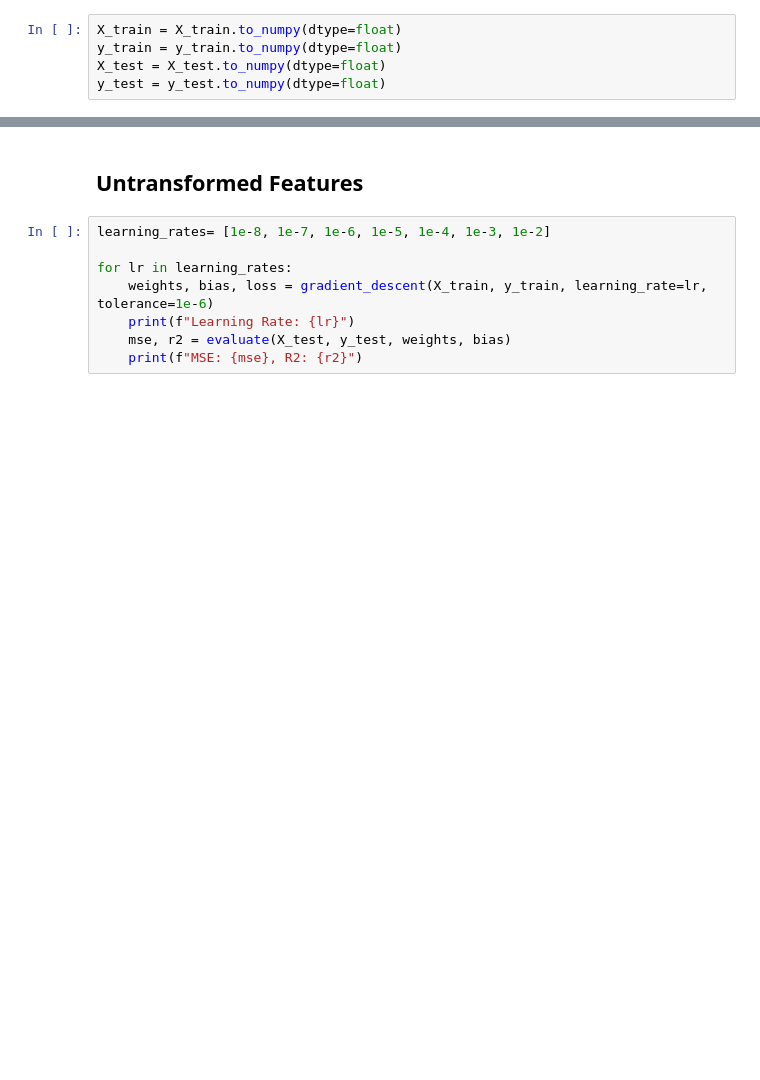
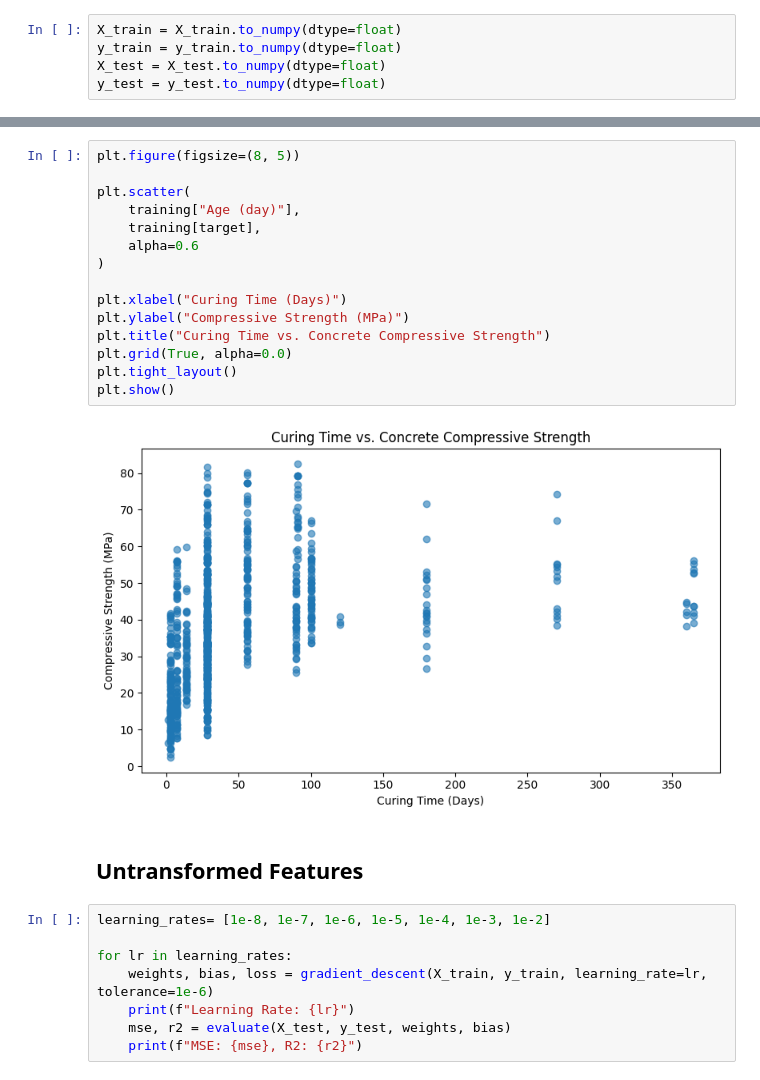
Before and after one commit to laurenlal/cse5104-project1, a Jupyter notebook: main.ipynb, the cells around one changed output, grey strips where cells are left out. Drawn from its saved outputs; the diff is of its cells as text; blank space fills up the shorter version.

```diff
--- a/main.ipynb
+++ b/main.ipynb
@@ -73,3 +116,20 @@ y_test = y_test.to_numpy(dtype=float)
+# %%
+plt.figure(figsize=(8, 5))
+
+plt.scatter(
+    training["Age (day)"],
+    training[target],
+    alpha=0.6
+)
+
+plt.xlabel("Curing Time (Days)")
+plt.ylabel("Compressive Strength (MPa)")
+plt.title("Curing Time vs. Concrete Compressive Strength")
+plt.grid(True, alpha=0.0)
+plt.tight_layout()
+plt.show()
+# %% [output]
+[figure, added]
 # %% [markdown]
 ## **Untransformed Features**
 # %%
```
Also changed, not shown: parts of 3 cells of this notebook, 2 other files.
